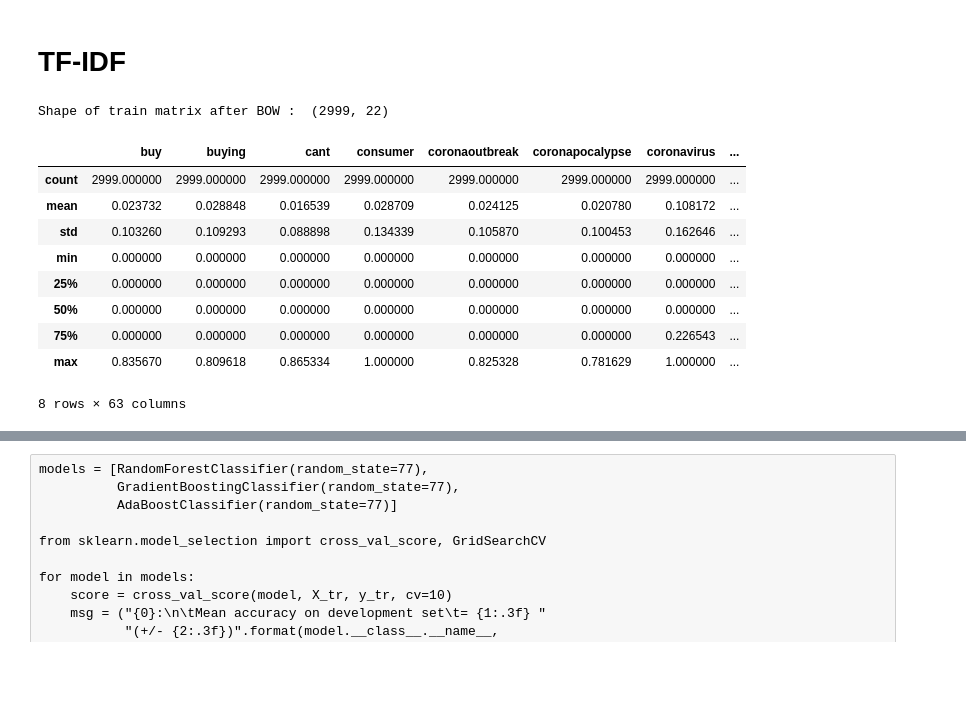
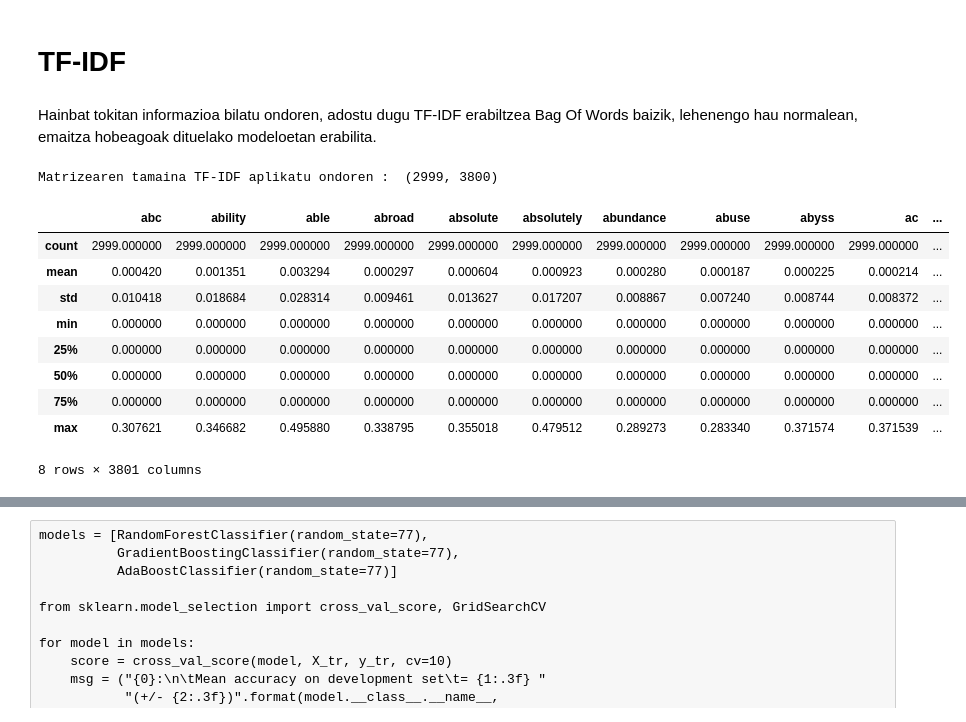
Before and after one commit to Kerman-Sanjuan/Covid-19-Tweet-Sentiment-Analysis, a Jupyter notebook: Proiektua.ipynb, the cells around one changed output, grey strips where cells are left out. Drawn from its saved outputs; the diff is of its cells as text; code cells hidden in the pictures; blank space fills up the shorter version.

```diff
--- a/Proiektua.ipynb
+++ b/Proiektua.ipynb
@@ -2977,7 +2978,12 @@ df['Sentiment'].value_counts().plot(kind='bar')
 ### Hitz erabilienak
 # %%
 df = pd.read_csv("data_preprocess.csv")
+STOPWORDS = set(stopwords.words('english'))
+STOPWORDS.add('u') #Konponketa 'u' hitza kontuan ez izateko.
+def remove_stopwords(text):
+    """custom function to remove the stopwords"""
+    return " ".join([word for word in str(text).split() if word not in set(STOPWORDS)])
 
+df["OriginalTweet"] = df["OriginalTweet"].apply(lambda text:remove_stopwords(text))
 df['OriginalTweet'] = df['OriginalTweet'].replace({'couid': 'covid'}, regex=True) #Hitza txarto eraldatua
 df['OriginalTweet'] = df['OriginalTweet'].replace({'amp': ' '}, regex=True) #& arazoak
-df["OriginalTweet"][12]
@@ -3052,29 +3054,32 @@ plt.show()
 Ikusten denez, zenbait hitz aldi askotan agertzen dira, hori dela eta, ezabatuko ditugu
 # %% [markdown]
 # TF-IDF
+# %% [markdown]
+Hainbat tokitan informazioa bilatu ondoren, adostu dugu TF-IDF erabiltzea Bag Of Words baizik, lehenengo hau normalean, emaitza hobeagoak dituelako modeloetan erabilita.
 # %%
+from sklearn.feature_extraction.text import TfidfVectorizer
 text_data = np.array(df["OriginalTweet"])
-vectorizer = TfidfVectorizer(min_df = 200)
+vectorizer = TfidfVectorizer(min_df = 2) #Garrantzitzua, zein den hitzen agerpen minimoa kontuan hartzeko.
 train_bow = vectorizer.fit_transform(text_data)
-print("Shape of train matrix after BOW : ",train_bow.shape) #Modu honetan badakigu zenbat atributu ditugu.
+print("Matrizearen tamaina TF-IDF aplikatu ondoren : ",train_bow.shape) #Modu honetan badakigu zenbat atributu ditugu.
 # %% [output]
-Shape of train matrix after BOW :  (2999, 22)
+Matrizearen tamaina TF-IDF aplikatu ondoren :  (2999, 3800)
 # %%
 df_tf = pd.DataFrame(train_bow.todense(), columns=vectorizer.get_feature_names())
 df_tf["Sentiment"] = df["Sentiment"] #Taula sortu atributu berriekin
 # %%
-count_vect_df.describe()
+df_tf.describe()
 # %% [output]
-|  | buy | buying | cant | consumer | coronaoutbreak | coronapocalypse | coronavirus | ... |
-| count | 2999.000000 | 2999.000000 | 2999.000000 | 2999.000000 | 2999.000000 | 2999.000000 | 2999.000000 | ... |
-| mean | 0.023732 | 0.028848 | 0.016539 | 0.028709 | 0.024125 | 0.020780 | 0.108172 | ... |
-| std | 0.103260 | 0.109293 | 0.088898 | 0.134339 | 0.105870 | 0.100453 | 0.162646 | ... |
-| min | 0.000000 | 0.000000 | 0.000000 | 0.000000 | 0.000000 | 0.000000 | 0.000000 | ... |
-| 25% | 0.000000 | 0.000000 | 0.000000 | 0.000000 | 0.000000 | 0.000000 | 0.000000 | ... |
-| 50% | 0.000000 | 0.000000 | 0.000000 | 0.000000 | 0.000000 | 0.000000 | 0.000000 | ... |
-| 75% | 0.000000 | 0.000000 | 0.000000 | 0.000000 | 0.000000 | 0.000000 | 0.226543 | ... |
-| max | 0.835670 | 0.809618 | 0.865334 | 1.000000 | 0.825328 | 0.781629 | 1.000000 | ... |
+|  | abc | ability | able | abroad | absolute | absolutely | abundance | abuse | abyss | ac | ... |
+| count | 2999.000000 | 2999.000000 | 2999.000000 | 2999.000000 | 2999.000000 | 2999.000000 | 2999.000000 | 2999.000000 | 2999.000000 | 2999.000000 | ... |
+| mean | 0.000420 | 0.001351 | 0.003294 | 0.000297 | 0.000604 | 0.000923 | 0.000280 | 0.000187 | 0.000225 | 0.000214 | ... |
+| std | 0.010418 | 0.018684 | 0.028314 | 0.009461 | 0.013627 | 0.017207 | 0.008867 | 0.007240 | 0.008744 | 0.008372 | ... |
+| min | 0.000000 | 0.000000 | 0.000000 | 0.000000 | 0.000000 | 0.000000 | 0.000000 | 0.000000 | 0.000000 | 0.000000 | ... |
+| 25% | 0.000000 | 0.000000 | 0.000000 | 0.000000 | 0.000000 | 0.000000 | 0.000000 | 0.000000 | 0.000000 | 0.000000 | ... |
+| 50% | 0.000000 | 0.000000 | 0.000000 | 0.000000 | 0.000000 | 0.000000 | 0.000000 | 0.000000 | 0.000000 | 0.000000 | ... |
+| 75% | 0.000000 | 0.000000 | 0.000000 | 0.000000 | 0.000000 | 0.000000 | 0.000000 | 0.000000 | 0.000000 | 0.000000 | ... |
+| max | 0.307621 | 0.346682 | 0.495880 | 0.338795 | 0.355018 | 0.479512 | 0.289273 | 0.283340 | 0.371574 | 0.371539 | ... |
-8 rows × 63 columns
+8 rows × 3801 columns
 # %%
 f = plt.figure(figsize=(19, 15))
 plt.matshow(df_tf.corr(), fignum=f.number)
```
Also changed, not shown: parts of 13 cells of this notebook, 4 other files.
